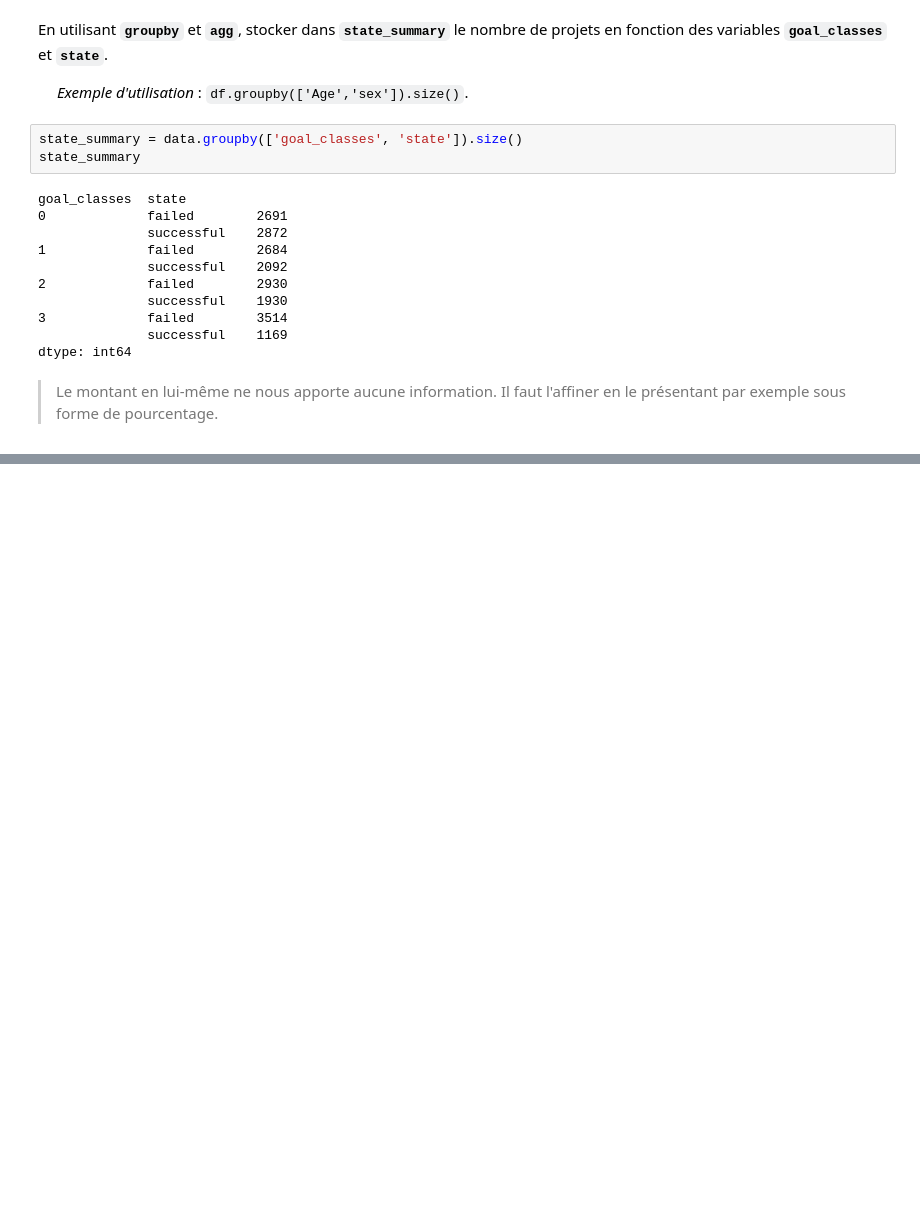
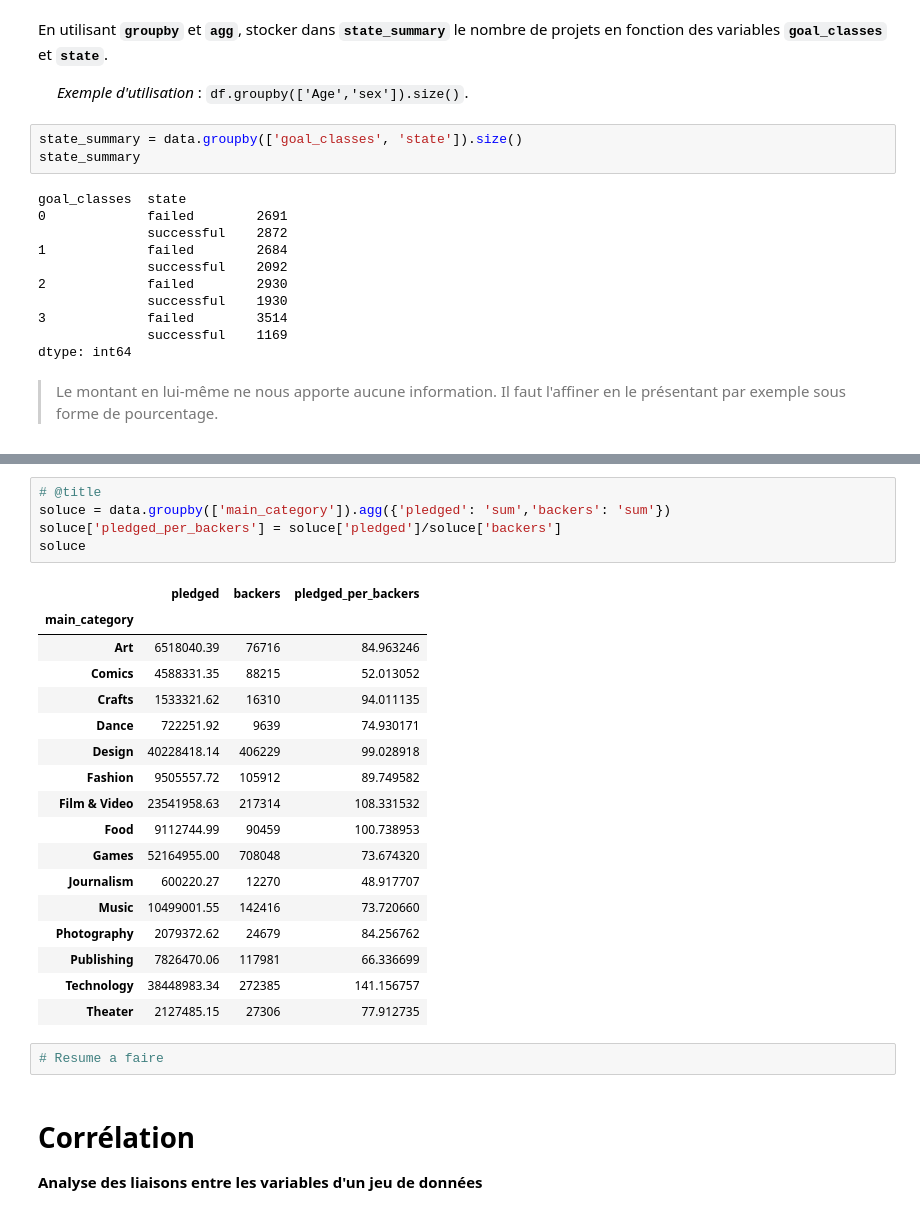
Before and after one commit to 0Jay03/Apprentissage-Python, a Jupyter notebook: EDA pc.ipynb, the cells around one changed output, grey strips where cells are left out. Drawn from its saved outputs; the diff is of its cells as text; blank space fills up the shorter version.

```diff
--- a/EDA pc.ipynb
+++ b/EDA pc.ipynb
@@ -539,0 +614,29 @@ dtype: float64
+# %%
+# @title
+soluce = data.groupby(['main_category']).agg({'pledged': 'sum','backers': 'sum'})
+soluce['pledged_per_backers'] = soluce['pledged']/soluce['backers']
+soluce
+# %% [output]
+|  | pledged | backers | pledged_per_backers |
+| main_category |  |  |  |
+| Art | 6518040.39 | 76716 | 84.963246 |
+| Comics | 4588331.35 | 88215 | 52.013052 |
+| Crafts | 1533321.62 | 16310 | 94.011135 |
+| Dance | 722251.92 | 9639 | 74.930171 |
+| Design | 40228418.14 | 406229 | 99.028918 |
+| Fashion | 9505557.72 | 105912 | 89.749582 |
+| Film & Video | 23541958.63 | 217314 | 108.331532 |
+| Food | 9112744.99 | 90459 | 100.738953 |
+| Games | 52164955.00 | 708048 | 73.674320 |
+| Journalism | 600220.27 | 12270 | 48.917707 |
+| Music | 10499001.55 | 142416 | 73.720660 |
+| Photography | 2079372.62 | 24679 | 84.256762 |
+| Publishing | 7826470.06 | 117981 | 66.336699 |
+| Technology | 38448983.34 | 272385 | 141.156757 |
+| Theater | 2127485.15 | 27306 | 77.912735 |
+# %%
+# Resume a faire
+# %% [markdown]
+# Corrélation
+
+**Analyse des liaisons entre les variables d'un jeu de données**
```
Also changed, not shown: parts of 43 cells of this notebook, 1 other file.
